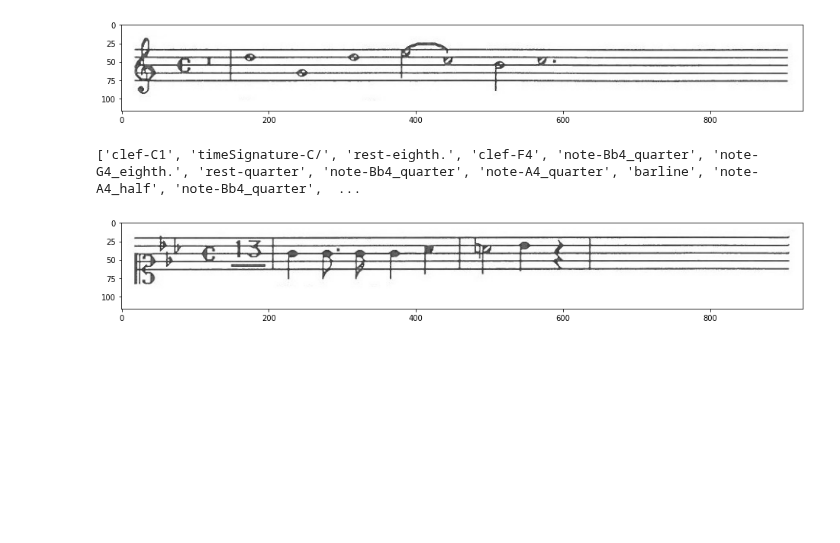
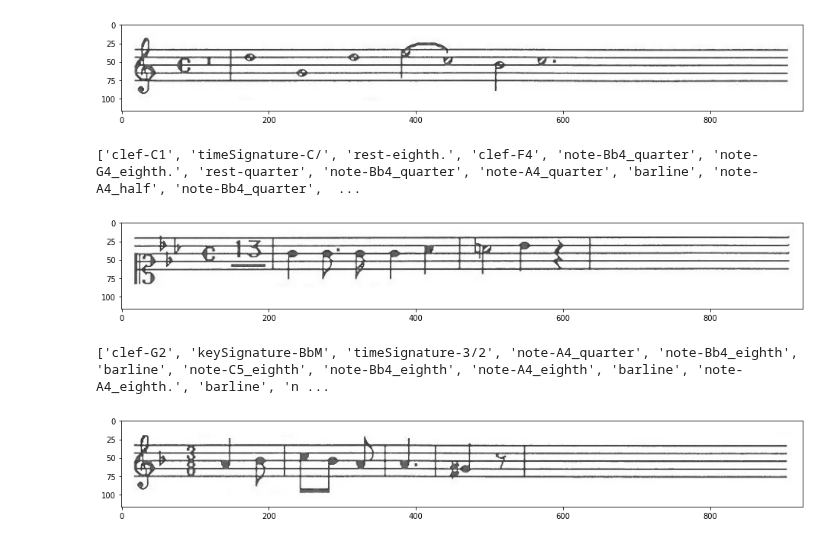
Before and after one commit to joheras/MusicaCatedralStoDomingoIER, a Jupyter notebook: Notebooks/SacarMúsica/tf_deep_omr.ipynb, the cells around one changed output. Cells and saved outputs as stored; diff of their text form; code cells hidden in the pictures; blank space fills up the shorter version.

```diff
--- a/Notebooks/SacarMúsica/tf_deep_omr.ipynb
+++ b/Notebooks/SacarMúsica/tf_deep_omr.ipynb
@@ -171,3 +171,14 @@ plt.show()
 # %% [output]
 ['clef-C1', 'timeSignature-C/', 'rest-eighth.', 'clef-F4', 'note-Bb4_quarter', 'note-G4_eighth.', 'rest-quarter', 'note-Bb4_quarter', 'note-A4_quarter', 'barline', 'note-A4_half', 'note-Bb4_quarter',  ...
 [figure]
+# %%
+pent = cv2.imread('/content/pent2300.jpg')
+fig, ax = plt.subplots(1,1,figsize=(16,16))
+a = !python '/content/tf-end-to-end/ctc_predict.py' -image '/content/pent2300.jpg' -model '/content/semantic_model.meta' -vocabulary '/content/tf-end-to-end/Data/vocabulary_semantic.txt'
+print(a[-1])
+print('')
+ax.imshow(pent)
+plt.show()
+# %% [output]
+['clef-G2', 'keySignature-BbM', 'timeSignature-3/2', 'note-A4_quarter', 'note-Bb4_eighth', 'barline', 'note-C5_eighth', 'note-Bb4_eighth', 'note-A4_eighth', 'barline', 'note-A4_eighth.', 'barline', 'n ...
+[figure, added]
```
